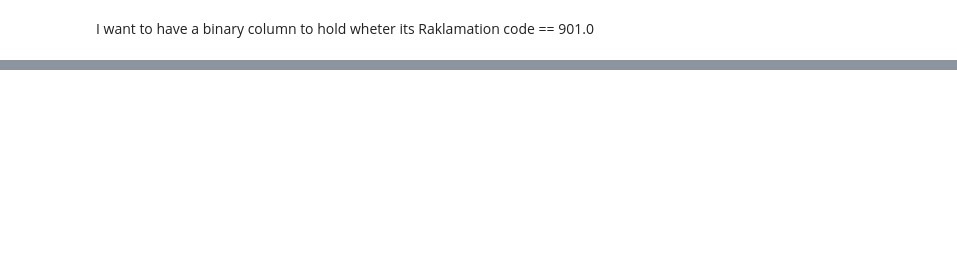
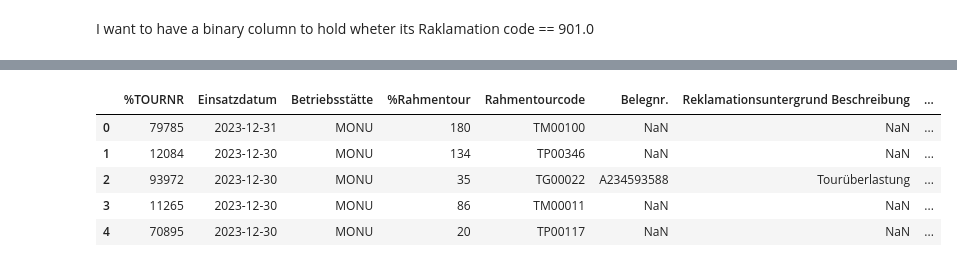
Before and after one commit to baz263/n3xtcoder, a Jupyter notebook: join.ipynb, the cells around one changed output, grey strips where cells are left out. Saved outputs shown, nothing was run; the diff lists cells and outputs as text; code cells hidden in the pictures; blank space fills up the shorter version.

```diff
--- a/join.ipynb
+++ b/join.ipynb
@@ -672,0 +853,9 @@ Name: count, dtype: int64
+# %%
+everything_table.head()
+# %% [output]
+|  | %TOURNR | Einsatzdatum | Betriebsstätte | %Rahmentour | Rahmentourcode | Belegnr. | Reklamationsuntergrund Beschreibung | ... |
+| 0 | 79785 | 2023-12-31 | MONU | 180 | TM00100 | NaN | NaN | ... |
+| 1 | 12084 | 2023-12-30 | MONU | 134 | TP00346 | NaN | NaN | ... |
+| 2 | 93972 | 2023-12-30 | MONU | 35 | TG00022 | A234593588 | Tourüberlastung | ... |
+| 3 | 11265 | 2023-12-30 | MONU | 86 | TM00011 | NaN | NaN | ... |
+| 4 | 70895 | 2023-12-30 | MONU | 20 | TP00117 | NaN | NaN | ... |
```
Also changed, not shown: parts of 39 cells of this notebook.
